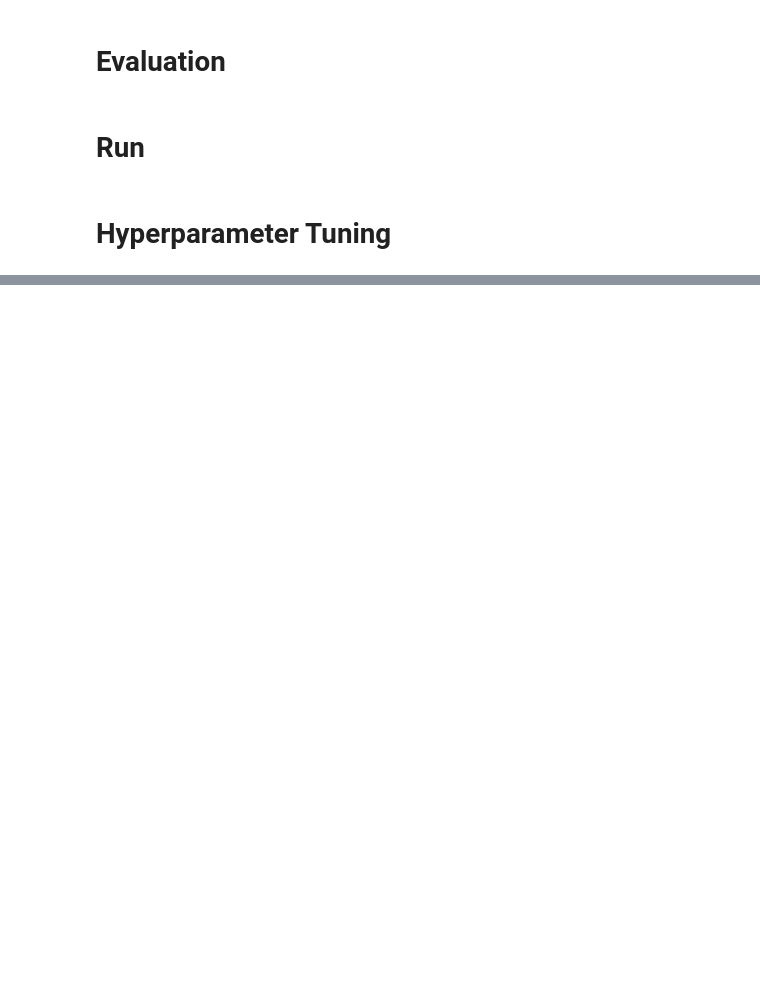
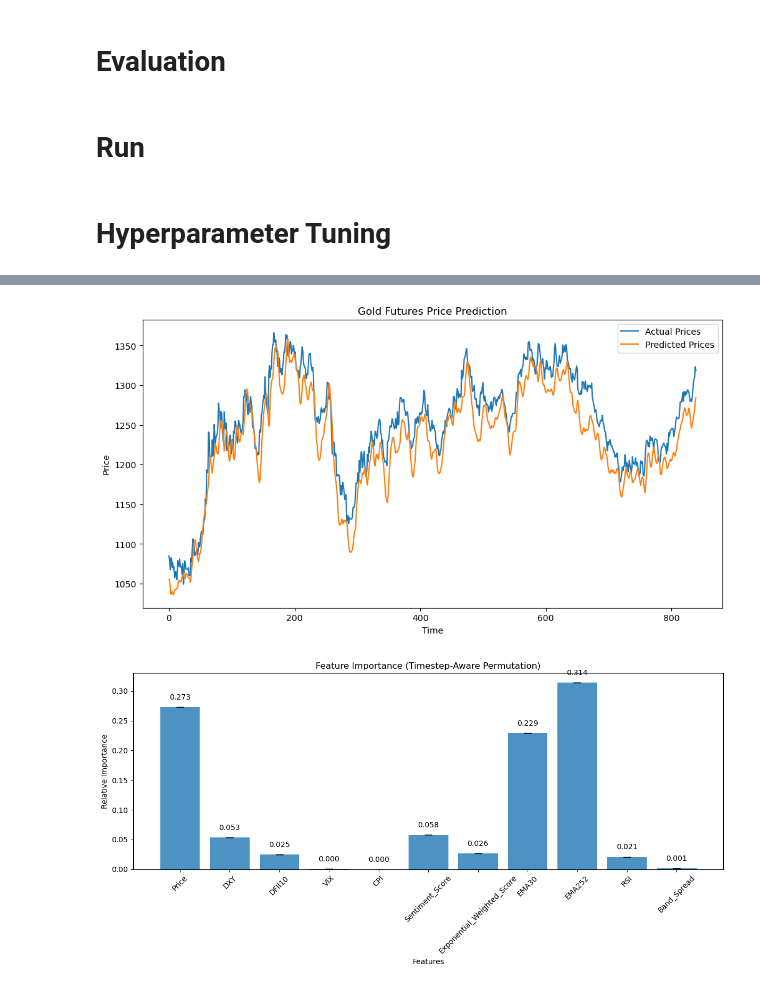
Before and after one commit to whyyouj/market-sentiment-analysis, a Jupyter notebook: gold_historical/lstm.ipynb, the cells around one changed output, grey strips where cells are left out. Cells and saved outputs as stored; diff of their text form; code cells hidden in the pictures; blank space fills up the shorter version.

Commit message:
clean LSTM

```diff
--- a/gold_historical/lstm.ipynb
+++ b/gold_historical/lstm.ipynb
@@ -544,0 +630,67 @@ R squared: 0.95
+# %%
+def hyperparameter_tuning_workflow(data, seq_length, target_column="Price", features=["Price"]):
+    """
+    Complete workflow for hyperparameter tuning and model training.
+
+    Parameters:
+        data: Input DataFrame
+        seq_length: Length of sequence for LSTM
+        features: List of feature columns to use
+
+    Returns:
+        tuple: (best model, evaluation results)
+    """
+    data = data[features]
+
+    # Extract feature names
+    selected_features = ['Price', 'DXY', 'DFII10', 'VIX', 'CPI', 'Sentiment_Score', 'Exponential_Weighted_Score', 'EMA30', 'EMA252', 'RSI', 'Band_Spread']
+
+    # Prepare data
+    train_data, test_data, scaler = prepare_training_data(data, seq_length, train_start="2003-01-02",
+                                                          train_end="2015-11-13", test_start="2015-11-16", test_end="2019-02-01", features=selected_features)
+
+    # Create sequences
+    X_train, y_train = create_sequences(train_data, seq_length)
+    X_test, y_test = create_sequences(test_data, seq_length)
+
+    # Get input shape for the model
+    input_shape = (X_train.shape[1], X_train.shape[2])
+
+    # Tune hyperparameters
+    best_hps, best_model = tune_hyperparameters(X_train, y_train, input_shape)
+
+    # Train the best model
+    history = train_best_model(best_model, X_train, y_train)
+
+    # Evaluate the model
+    target_col = features.index("Price") if "Price" in features else 0
+    results, mape, mse, rmse, directional_accuracy, r2, mae = evaluate_model(best_model, X_test, y_test, scaler, target_col)
+
+    print(f"Mean Absolute Percentage Error: {mape:.2f}%")
+    print(f"MAE: {mae:.2f}")
+    print(f"MSE: {mse:.2f}")
+    print(f"RMSE: {rmse:.2f}")
+    print(f"Directional Accuracy: {directional_accuracy:.2f}%")
+    print(f"R squared: {r2:.2f}")
+
+    # Plot results
+    plot_results(results['actual'], results['pred'])
+
+    analyze_feature_importance(best_model, X_test, y_test, ['Price', 'DXY', 'DFII10', 'VIX', 'CPI', 'Sentiment_Score', 'Exponential_Weighted_Score', 'EMA30', 'EMA252', 'RSI', 'Band_Spread'],
+                              batch_size=None,
+                              n_repeats=5,
+                              normalize=True,
+                              show_plot=True,
+                              figure_size=(12, 6),
+                              sort_features=False)
+
+
+    return best_model, results
+
+# Run the hyperparameter tuning workflow
+best_model, results = hyperparameter_tuning_workflow(
+    data=load_data(),
+    seq_length=30,
+    features=['Price', 'DXY', 'DFII10', 'VIX', 'CPI', 'Sentiment_Score', 'Exponential_Weighted_Score', 'EMA30', 'EMA252', 'RSI', 'Band_Spread']
+)
+# %% [output]
@@ -544,0 +714,2 @@ R squared: 0.95
+[figure, added]
+[figure, added]
```
Also changed, not shown: parts of 20 cells of this notebook, 32 other files.
